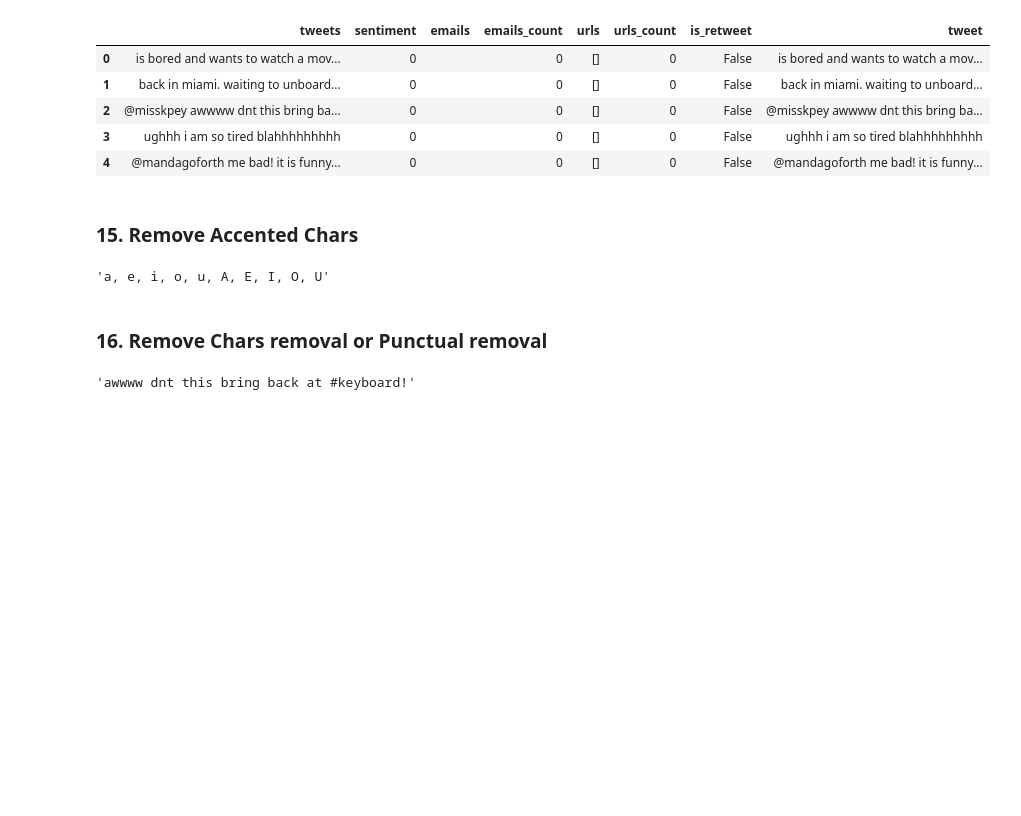
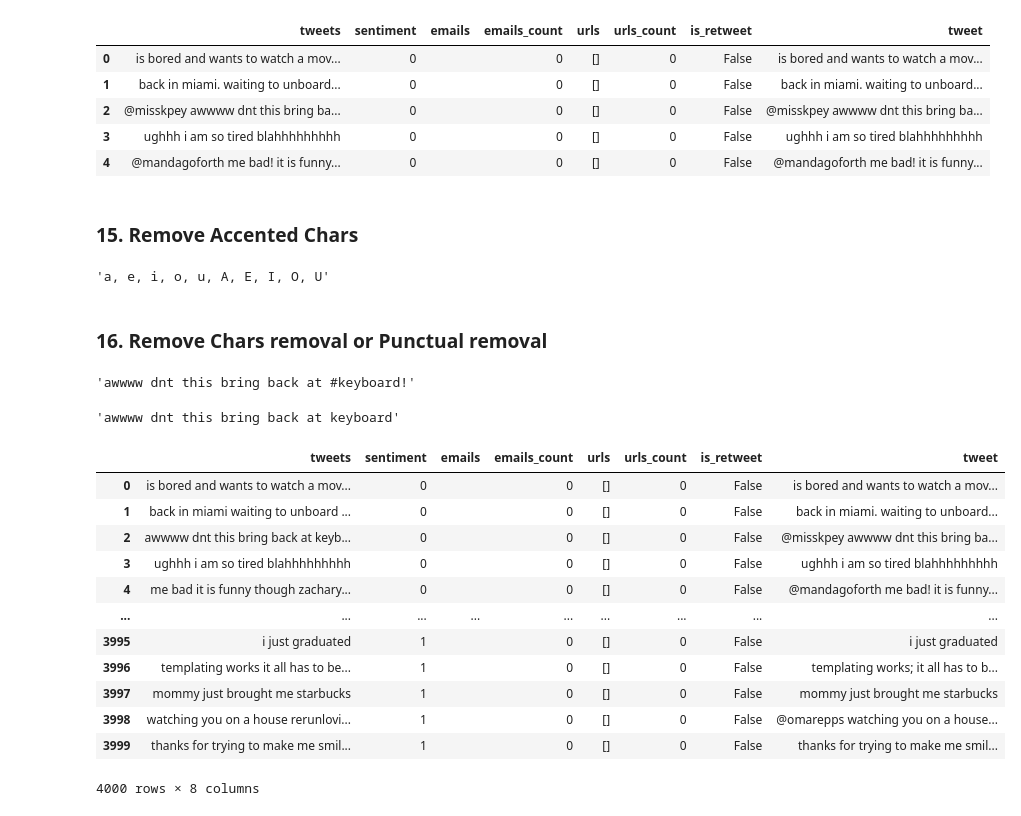
Before and after one commit to RutujaKumbhar17/Natural-Language-Processing-in-Python, a Jupyter notebook: 05-Complete Text Processing/02 Preprocessing and Cleaning.ipynb, the cells around one changed output. Drawn from its saved outputs; the diff is of its cells as text; code cells hidden in the pictures; blank space fills up the shorter version.

```diff
--- a/05-Complete Text Processing/02 Preprocessing and Cleaning.ipynb
+++ b/05-Complete Text Processing/02 Preprocessing and Cleaning.ipynb
@@ -301,3 +301,34 @@ x = re.sub(pattern, '', x).strip()
 x
 # %% [output]
 'awwww dnt this bring back at #keyboard!'
+# %%
+#Remove specil chars
+# [^A-Za-z0-9-]
+# [^\w\s]
+
+pattern = r'[^\w\s]'
+re.sub(pattern, '', x)
+# %% [output]
+'awwww dnt this bring back at keyboard'
+# %%
+pattern = r'@\w+'
+df['tweets'] = df['tweets'].apply(lambda x: re.sub(pattern, '', x).strip())
+# %%
+pattern = r'[^\w\s]'
+df['tweets'] = df['tweets'].apply(lambda x: re.sub(pattern, '', x))
+# %%
+df
+# %% [output]
+|  | tweets | sentiment | emails | emails_count | urls | urls_count | is_retweet | tweet |
+| 0 | is bored and wants to watch a mov... | 0 |  | 0 | [] | 0 | False | is bored and wants to watch a mov... |
+| 1 | back in miami waiting to unboard ... | 0 |  | 0 | [] | 0 | False | back in miami. waiting to unboard... |
+| 2 | awwww dnt this bring back at keyb... | 0 |  | 0 | [] | 0 | False | @misskpey awwww dnt this bring ba... |
+| 3 | ughhh i am so tired blahhhhhhhhh | 0 |  | 0 | [] | 0 | False | ughhh i am so tired blahhhhhhhhh |
+| 4 | me bad it is funny though zachary... | 0 |  | 0 | [] | 0 | False | @mandagoforth me bad! it is funny... |
+| ... | ... | ... | ... | ... | ... | ... | ... | ... |
+| 3995 | i just graduated | 1 |  | 0 | [] | 0 | False | i just graduated |
+| 3996 | templating works it all has to be... | 1 |  | 0 | [] | 0 | False | templating works; it all has to b... |
+| 3997 | mommy just brought me starbucks | 1 |  | 0 | [] | 0 | False | mommy just brought me starbucks |
+| 3998 | watching you on a house rerunlovi... | 1 |  | 0 | [] | 0 | False | @omarepps watching you on a house... |
+| 3999 | thanks for trying to make me smil... | 1 |  | 0 | [] | 0 | False | thanks for trying to make me smil... |
+4000 rows × 8 columns
```
